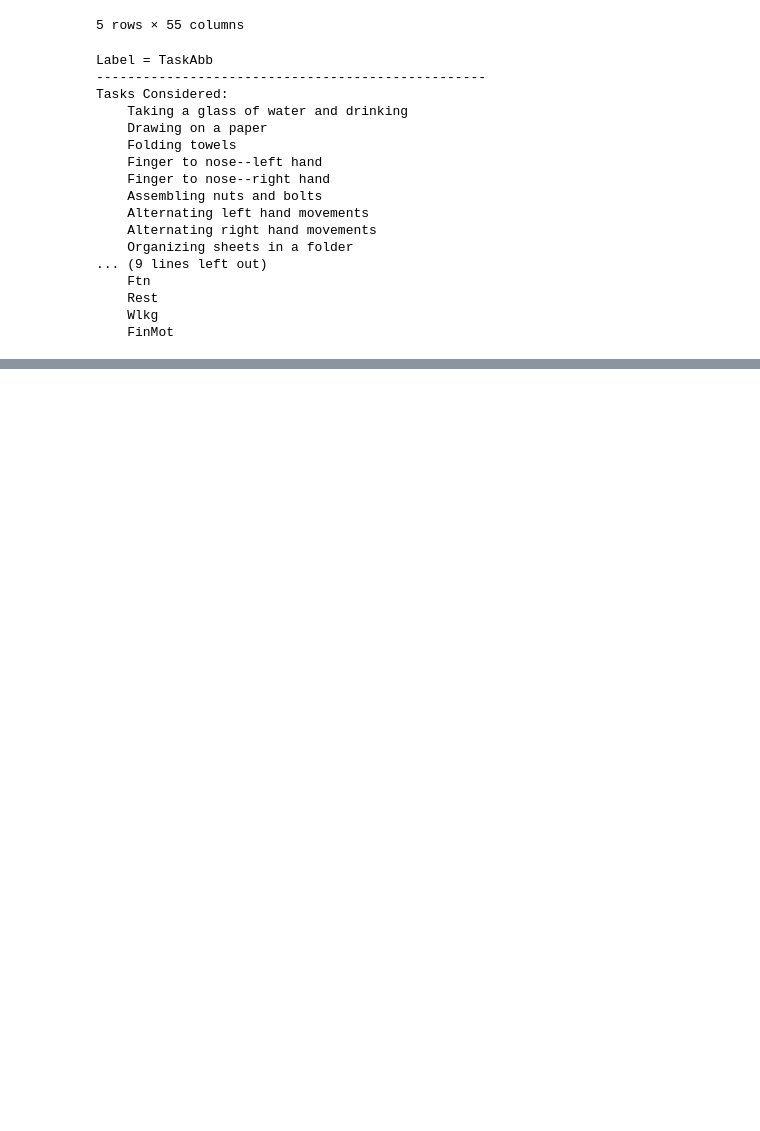
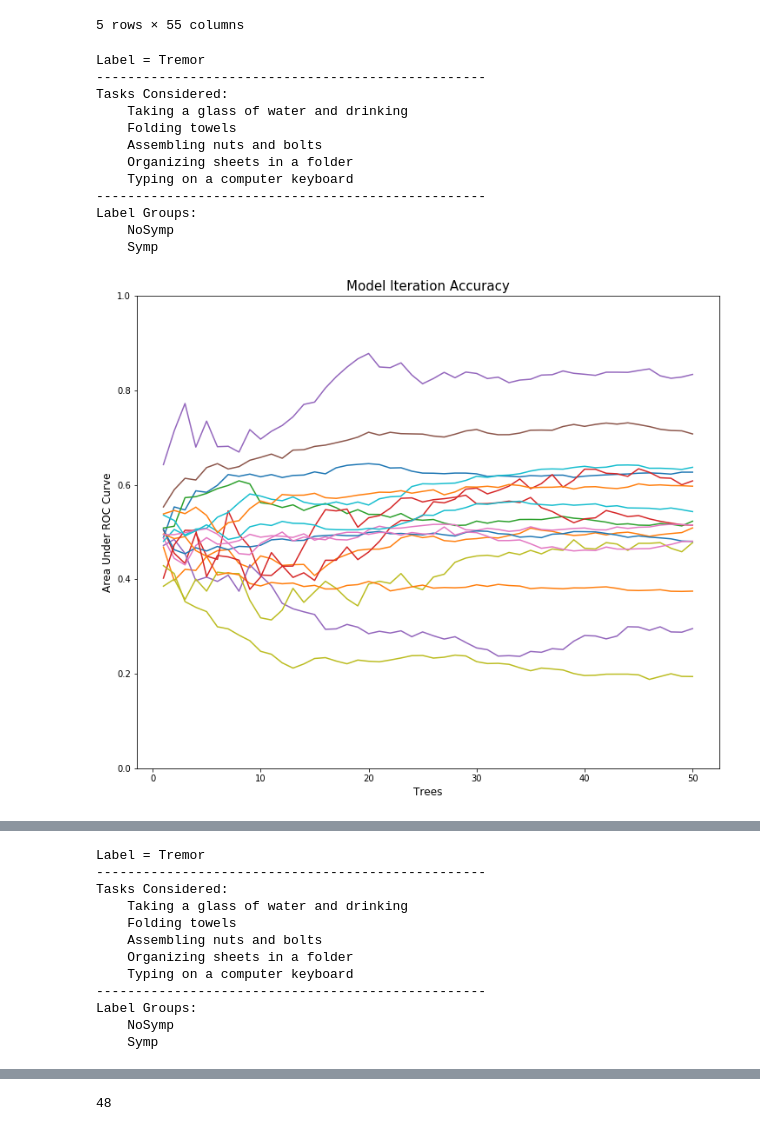
Before and after one commit to nshawen/CIS_PD, a Jupyter notebook: WatchDataRFModel.ipynb, the cells around one changed output, grey strips where cells are left out. Saved outputs shown, nothing was run; the diff lists cells and outputs as text; code cells hidden in the pictures; blank space fills up the shorter version.

```diff
--- a/WatchDataRFModel.ipynb
+++ b/WatchDataRFModel.ipynb
@@ -56,12 +56,15 @@ DataFeatures.head()
 | 4 | 1003.0 | 0 | Drnkg | 1.0 | 1.0 | 0.0 | 1.0 | 0.004878 | 0.007235 | 0.005522 | ... |
 5 rows × 55 columns
 # %%
-def TrainTestModel(label_type, tasks, newLab, groups):
+def TrainTestModel(label_type, tasks, newLab, groups, bestFeatIdx):
     '''label_type: \'TaskAbb\' or \'Tremor\' or \'Bradykinesia\' or \'Dyskinesia\' or \'Overall\'
     tasks: list of tasks to be considered by the model; pass grouped tasks when modelling scores
     newLab: list of new labels for groups of tasks that should be considered together
     groups: list of lists containing tasks to be grouped together'''
 
+    # ClinicDataFeatures = reduced features list
+    # ClinicDataFeatures2 = expanded features list
+    # ClinicDataFeatures3 = only Northwestern site subjects; expanded features list
     DataFeatures = pd.read_csv(os.path.join(dest, 'Clinic Data', 'ClinicDataFeatures2.csv'))
     indices = (x for x in range(len(DataFeatures)) if DataFeatures.TaskAbb.values[x] in tasks)
     DataFeatures = DataFeatures.loc[indices]
@@ -75,6 +78,12 @@ def TrainTestModel(label_type, tasks, newLab, groups):
         DataFeatures = DataFeatures[DataFeatures[label_type].apply(lambda x: groupDict[x]) != 'Excld']
 
     features_list = list(DataFeatures.columns[7:])
+
+#     if bestFeatIdx:
+#         best_features_list = []
+#         for idx in bestFeatIdx:
+#             best_features_list = best_features_list + [features_list[idx]]
+#         features_list = best_features_list
 
     print('Label = ' + label_type)
     print('--------------------------------------------------')
@@ -96,7 +105,7 @@ def TrainTestModel(label_type, tasks, newLab, groups):
 #         DataFeatures = pd.concat([DataFeatures[sympidx], ZeroDataFeatures])
 #         print(len(DataFeatures))
 
-    X = DataFeatures.iloc[:, 7:].values
+    X = DataFeatures[features_list].values
     if newLab:
         Y = DataFeatures[label_type].apply(lambda x: groupDict[x]).values
     else:
@@ -211,44 +220,47 @@ def TrainTestModel(label_type, tasks, newLab, groups):
     plt.xticks(rotation = 90)
     plt.title('Feature Importances', fontsize = 15)
 
-    return cf
+    return cf, FeatImp
 # %%
 ### TASKS
-tasks = ['Drnkg', 'Drwg', 'Fldg', 'FtnL', 'FtnR', 'NtsBts', 'RamL', 'RamR', 'Sheets', 'Sitng', 'SitStand', 'Stndg', 'Typg', 'Wlkg', 'WlkgCnt']
+# tasks = ['Drnkg', 'Drwg', 'Fldg', 'FtnL', 'FtnR', 'NtsBts', 'RamL', 'RamR', 'Sheets', 'Sitng', 'SitStand', 'Stndg', 'Typg', 'Wlkg', 'WlkgCnt']
 # tasks = ['RamL', 'RamR']
 # tasks = ['FtnL', 'FtnR']
 # tasks = ['Sitng', 'Stndg', 'Drwg']
 # tasks = ['Wlkg', 'WlkgCnt']
-# tasks = ['Fldg', 'Sheets', 'Drnkg', 'NtsBts', 'Typg']
+tasks = ['Fldg', 'Sheets', 'Drnkg', 'NtsBts', 'Typg']
 
 ### NEWLAB, GROUPS
-newLab, groups = ['Excld', 'Ram', 'Ftn', 'Rest', 'Wlkg', 'FinMot'], [['SitStand'], ['RamL', 'RamR'], ['FtnL', 'FtnR'], ['Sitng', 'Stndg', 'Drwg'], ['Wlkg', 'WlkgCnt'], ['Fldg', 'Sheets', 'Drnkg', 'NtsBts', 'Typg']]
-# newLab, groups = ['NoSymp', 'Symp'], [[float(0)], [float(1), float(2), float(3), float(4)]]
+# newLab, groups = ['Excld', 'Ram', 'Ftn', 'Rest', 'Wlkg', 'FinMot'], [['SitStand'], ['RamL', 'RamR'], ['FtnL', 'FtnR'], ['Sitng', 'Stndg', 'Drwg'], ['Wlkg', 'WlkgCnt'], ['Fldg', 'Sheets', 'Drnkg', 'NtsBts', 'Typg']]
+newLab, groups = ['NoSymp', 'Symp'], [[float(0)], [float(1), float(2), float(3), float(4)]]
 # newLab, groups = [], []
 
 ### LABEL_TYPE
-label_type = 'TaskAbb'
-# label_type = 'Tremor'
+# label_type = 'TaskAbb'
+label_type = 'Tremor'
 # label_type = 'Bradykinesia'
 # label_type = 'Dyskinesia'
 # label_type = 'Overall'
 
-model = TrainTestModel(label_type, tasks, newLab, groups)
+bestFeatIdx = []
+
+## RERUN MOD
+# model, FeatImp = TrainTestModel(label_type, tasks, newLab, groups, bestFeatIdx)
+# AvgFeatImp = np.mean(FeatImp, axis = 0)
+# bestFeatIdx = list(AvgFeatImp.argsort()[-20:][::-1])
+
+model, FeatImp = TrainTestModel(label_type, tasks, newLab, groups, bestFeatIdx)
 # %% [output]
-Label = TaskAbb
+Label = Tremor
 --------------------------------------------------
 Tasks Considered:
     Taking a glass of water and drinking
-    Drawing on a paper
     Folding towels
-    Finger to nose--left hand
-    Finger to nose--right hand
     Assembling nuts and bolts
-    Alternating left hand movements
-    Alternating right hand movements
     Organizing sheets in a folder
-... (9 lines left out)
-    Ftn
-    Rest
-    Wlkg
-    FinMot
+    Typing on a computer keyboard
+--------------------------------------------------
+Label Groups:
+    NoSymp
+    Symp
+[figure, added]
@@ -254,0 +268,12 @@ Tasks Considered:
+Label = Tremor
+--------------------------------------------------
+Tasks Considered:
+    Taking a glass of water and drinking
+    Folding towels
+    Assembling nuts and bolts
+    Organizing sheets in a folder
+    Typing on a computer keyboard
+--------------------------------------------------
+Label Groups:
+    NoSymp
+    Symp
@@ -254,0 +286,5 @@ Tasks Considered:
+# %%
+features_list = list(DataFeatures.columns[7:])
+len(features_list)
+# %% [output]
+48
```
Also changed, not shown: parts of 3 cells of this notebook.
